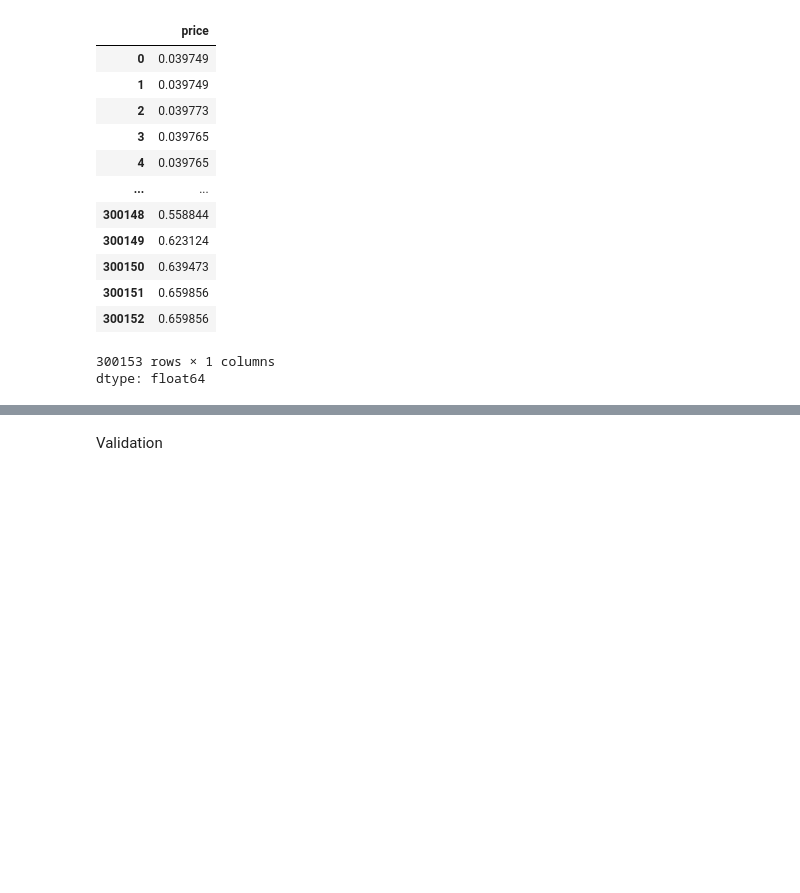
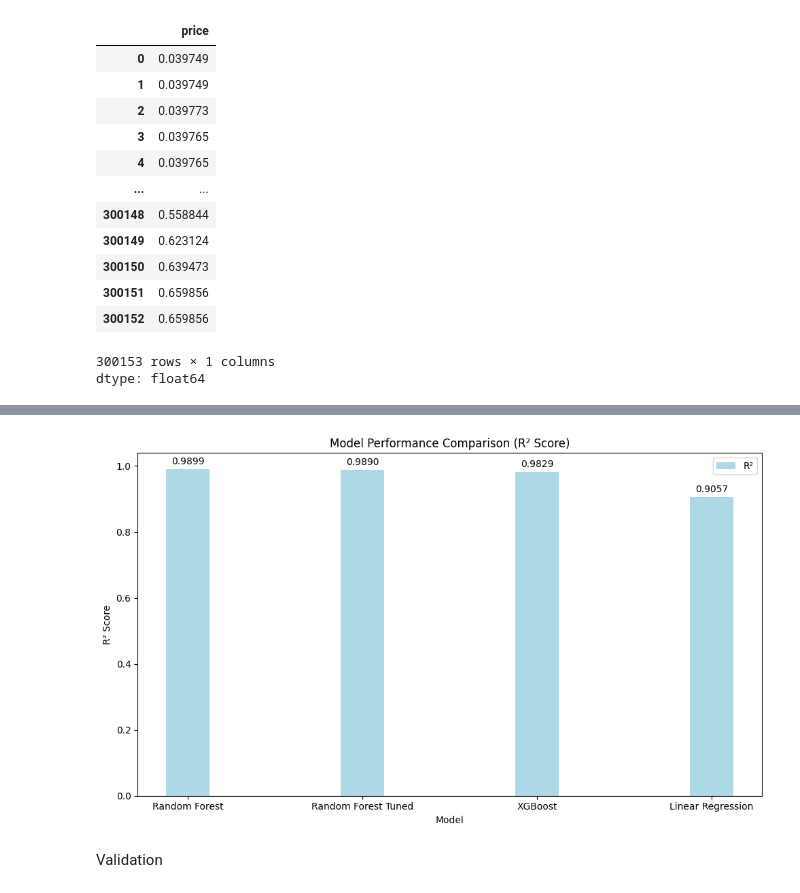
Before and after one commit to mohan0907-lab/project, a Jupyter notebook: Data_Science_Project.ipynb, the cells around one changed output, grey strips where cells are left out. Cells and saved outputs as stored; diff of their text form; code cells hidden in the pictures; blank space fills up the shorter version.

```diff
--- a/Data_Science_Project.ipynb
+++ b/Data_Science_Project.ipynb
@@ -404,33 +445,37 @@ print(f"R² Score: {r2_lr:.4f}")
 # %%
 import matplotlib.pyplot as plt
 import numpy as np
 
 # Data
-model_names = ['Random Forest', 'XGBoost', 'Linear Regression']
-mse = [0.0003, 0.0003, 0.0033]
-r2 = [0.9899, 0.9829, 0.9057]
+model_names = ['Random Forest', 'Random Forest Tuned','XGBoost', 'Linear Regression']
+# mse = [0.0003, 0.0003, 0.0003, 0.0033] # Commented out MSE data
+r2 = [0.9899, 0.9890, 0.9829, 0.9057] # Included R2 data for the four models
 
 # Bar settings
 x = np.arange(len(model_names))  # label locations
 width = 0.25  # width of each bar
 
 # Plot
 fig, ax = plt.subplots(figsize=(10, 6))
+# bars1 = ax.bar(x - width, mse, width, label='MSE', color = 'orange') # Commented out MSE bar plot
+bars3 = ax.bar(x, r2, width, label='R²', color = 'lightblue') # Plotting R2 scores
 
-  # Higher precision for R²
-bars3 = ax.bar(x + width, r2, width, label='R²')
+# Add value labels on top of the bars
+# ax.bar_label(bars1, fmt='%.4f', padding=3) # Commented out MSE labels
+ax.bar_label(bars3, fmt='%.4f', padding=3)
 
-ax.bar_label(bars3, fmt='%.4f', padding=3)
 
 # Labels and title
 ax.set_xlabel('Model')
-ax.set_ylabel('Score')
-ax.set_title('Model Performance Comparison')
+ax.set_ylabel('R² Score') # Updated y-axis label
+ax.set_title('Model Performance Comparison (R² Score)') # Updated title
 ax.set_xticks(x)
 ax.set_xticklabels(model_names)
 ax.legend()
 
 
 # Layout
 plt.tight_layout()
 plt.show()
+# %% [output]
+[figure, added]
```
Also changed, not shown: parts of 10 cells of this notebook.
